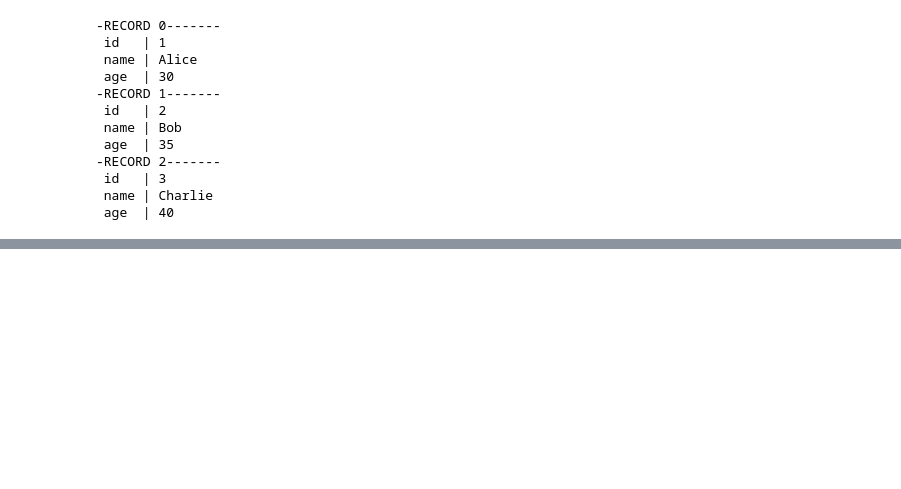
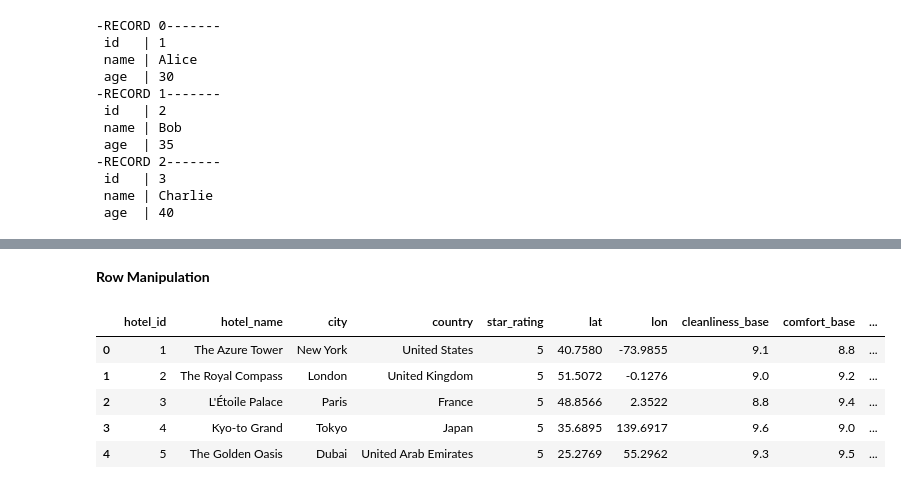
Before and after one commit to Deborshi1998/python-snippets, a Jupyter notebook: Spark.ipynb, the cells around one changed output, grey strips where cells are left out. Saved outputs shown, nothing was run; the diff lists cells and outputs as text; code cells hidden in the pictures; blank space fills up the shorter version.

```diff
--- a/Spark.ipynb
+++ b/Spark.ipynb
@@ -112,0 +350,15 @@ df_pandas.show(vertical=True)
+# %% [markdown]
+**Row Manipulation**
+# %%
+pd_hotels = pd.read_csv("/content/sample_data/hotels.csv")
+pd_reviews = pd.read_csv("/content/sample_data/reviews.csv")
+pd_users = pd.read_csv("/content/sample_data/users.csv")
+# %%
+pd_hotels.head()
+# %% [output]
+|  | hotel_id | hotel_name | city | country | star_rating | lat | lon | cleanliness_base | comfort_base | ... |
+| 0 | 1 | The Azure Tower | New York | United States | 5 | 40.7580 | -73.9855 | 9.1 | 8.8 | ... |
+| 1 | 2 | The Royal Compass | London | United Kingdom | 5 | 51.5072 | -0.1276 | 9.0 | 9.2 | ... |
+| 2 | 3 | L'Étoile Palace | Paris | France | 5 | 48.8566 | 2.3522 | 8.8 | 9.4 | ... |
+| 3 | 4 | Kyo-to Grand | Tokyo | Japan | 5 | 35.6895 | 139.6917 | 9.6 | 9.0 | ... |
+| 4 | 5 | The Golden Oasis | Dubai | United Arab Emirates | 5 | 25.2769 | 55.2962 | 9.3 | 9.5 | ... |
```
Also changed, not shown: parts of 62 cells of this notebook.
